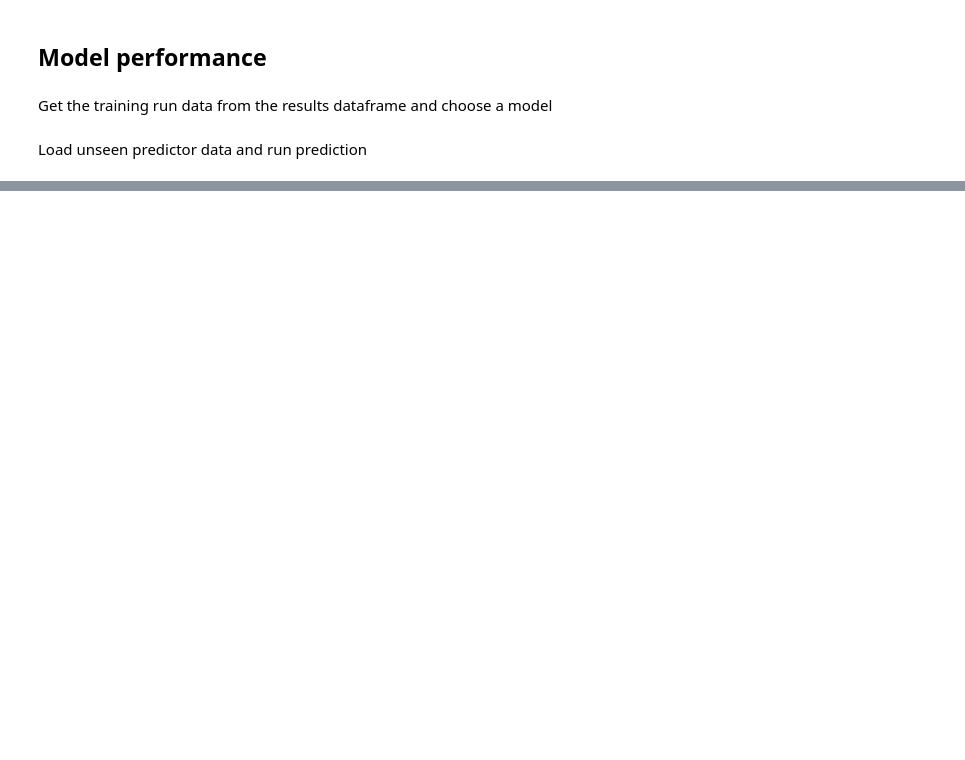
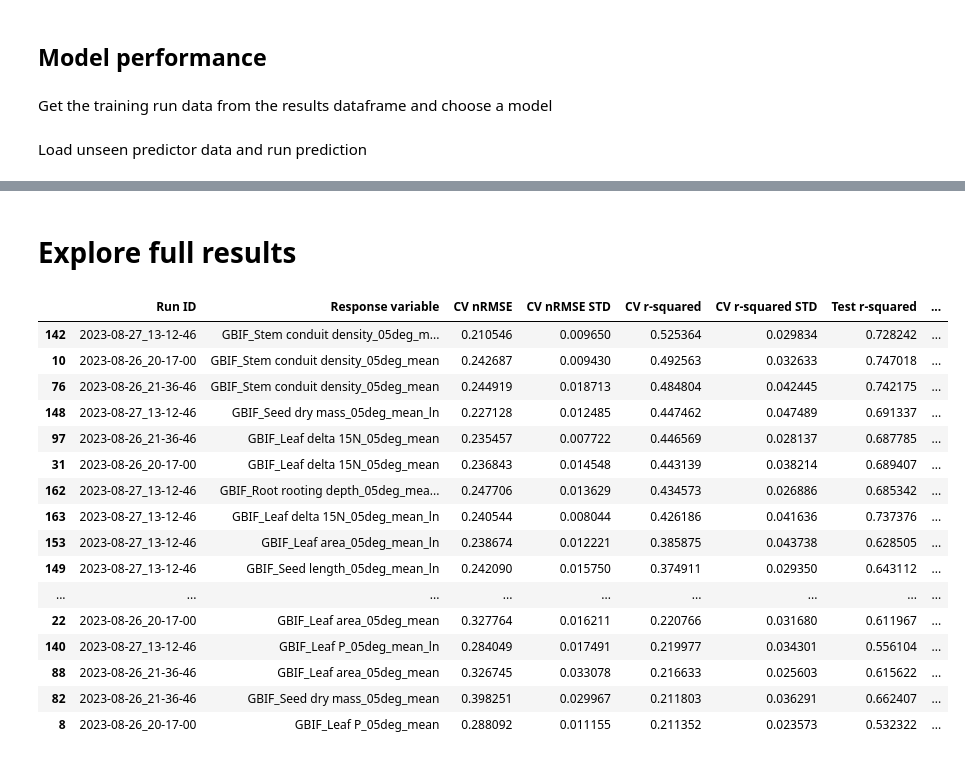
Before and after one commit to dluks/clim2traits, a Jupyter notebook: 3-ModelAssessment.ipynb, the cells around one changed output, grey strips where cells are left out. Saved outputs shown, nothing was run; the diff lists cells and outputs as text; code cells hidden in the pictures; blank space fills up the shorter version.

```diff
--- a/3-ModelAssessment.ipynb
+++ b/3-ModelAssessment.ipynb
@@ -37,0 +107,38 @@ pred.df.plot(column=pred.df.columns[-2], markersize=0.5)
+# %% [markdown]
+# Explore full results
+# %%
+# Rename response variable values according to the trait id -> trait name mapping
+import json
+
+with open("./trait_id_to_trait_name.json", "r") as f:
+    mapping = json.load(f)
+
+# Replace each observation in "Response variable" column according to the pattern "TRYgapfilled_X{trait_id}_" with {trait_name}
+for trait_id, trait_name in mapping.items():
+    results["Response variable"] = results["Response variable"].str.replace(
+        f"TRYgapfilled_X{trait_id}_", f"{trait_name}_"
+    )
+
+results = results[["Run ID", "Response variable", "CV nRMSE", "CV nRMSE STD", "CV r-squared", "CV r-squared STD", "Test r-squared", "Predictor importance"]]
+
+# Filter only response variables that start with "GBIF"
+results = results[results["Response variable"].str.startswith("GBIF")]
+results.sort_values(by="CV r-squared", ascending=False).head(60)
+# %% [output]
+|  | Run ID | Response variable | CV nRMSE | CV nRMSE STD | CV r-squared | CV r-squared STD | Test r-squared | ... |
+| 142 | 2023-08-27_13-12-46 | GBIF_Stem conduit density_05deg_m... | 0.210546 | 0.009650 | 0.525364 | 0.029834 | 0.728242 | ... |
+| 10 | 2023-08-26_20-17-00 | GBIF_Stem conduit density_05deg_mean | 0.242687 | 0.009430 | 0.492563 | 0.032633 | 0.747018 | ... |
+| 76 | 2023-08-26_21-36-46 | GBIF_Stem conduit density_05deg_mean | 0.244919 | 0.018713 | 0.484804 | 0.042445 | 0.742175 | ... |
+| 148 | 2023-08-27_13-12-46 | GBIF_Seed dry mass_05deg_mean_ln | 0.227128 | 0.012485 | 0.447462 | 0.047489 | 0.691337 | ... |
+| 97 | 2023-08-26_21-36-46 | GBIF_Leaf delta 15N_05deg_mean | 0.235457 | 0.007722 | 0.446569 | 0.028137 | 0.687785 | ... |
+| 31 | 2023-08-26_20-17-00 | GBIF_Leaf delta 15N_05deg_mean | 0.236843 | 0.014548 | 0.443139 | 0.038214 | 0.689407 | ... |
+| 162 | 2023-08-27_13-12-46 | GBIF_Root rooting depth_05deg_mea... | 0.247706 | 0.013629 | 0.434573 | 0.026886 | 0.685342 | ... |
+| 163 | 2023-08-27_13-12-46 | GBIF_Leaf delta 15N_05deg_mean_ln | 0.240544 | 0.008044 | 0.426186 | 0.041636 | 0.737376 | ... |
+| 153 | 2023-08-27_13-12-46 | GBIF_Leaf area_05deg_mean_ln | 0.238674 | 0.012221 | 0.385875 | 0.043738 | 0.628505 | ... |
+| 149 | 2023-08-27_13-12-46 | GBIF_Seed length_05deg_mean_ln | 0.242090 | 0.015750 | 0.374911 | 0.029350 | 0.643112 | ... |
+| ... | ... | ... | ... | ... | ... | ... | ... | ... |
+| 22 | 2023-08-26_20-17-00 | GBIF_Leaf area_05deg_mean | 0.327764 | 0.016211 | 0.220766 | 0.031680 | 0.611967 | ... |
+| 140 | 2023-08-27_13-12-46 | GBIF_Leaf P_05deg_mean_ln | 0.284049 | 0.017491 | 0.219977 | 0.034301 | 0.556104 | ... |
+| 88 | 2023-08-26_21-36-46 | GBIF_Leaf area_05deg_mean | 0.326745 | 0.033078 | 0.216633 | 0.025603 | 0.615622 | ... |
+| 82 | 2023-08-26_21-36-46 | GBIF_Seed dry mass_05deg_mean | 0.398251 | 0.029967 | 0.211803 | 0.036291 | 0.662407 | ... |
+| 8 | 2023-08-26_20-17-00 | GBIF_Leaf P_05deg_mean | 0.288092 | 0.011155 | 0.211352 | 0.023573 | 0.532322 | ... |
```
Also changed, not shown: parts of 10 cells of this notebook.
